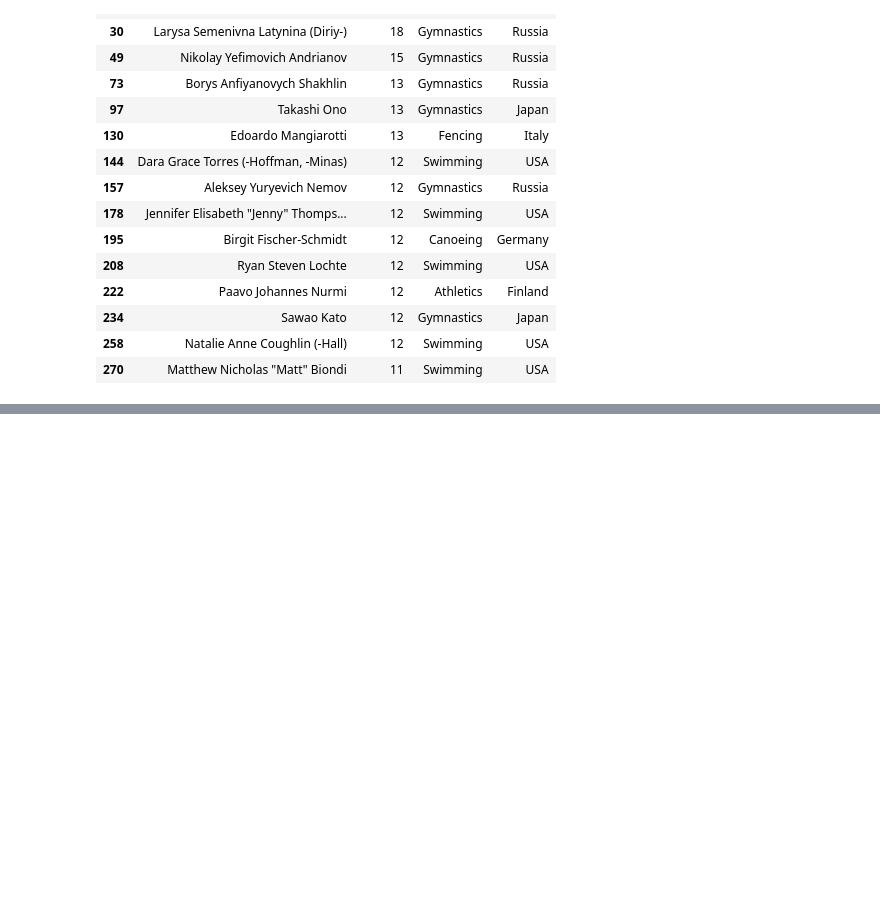
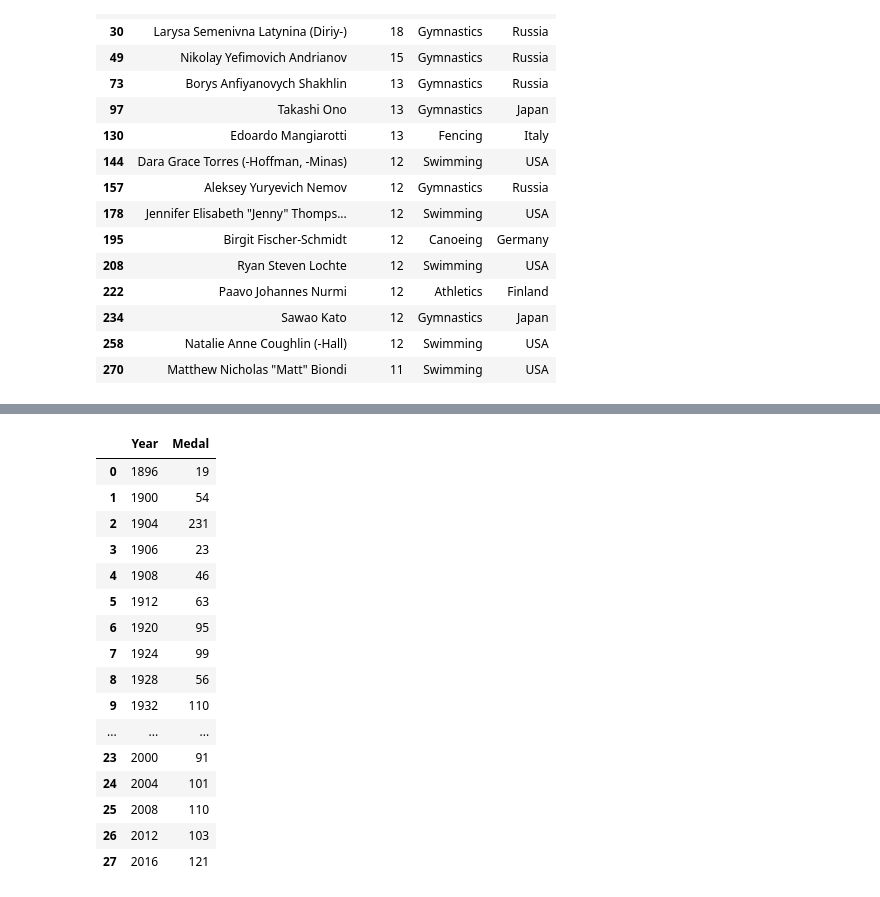
Before and after one commit to katyalmohit/olympic-analysis, a Jupyter notebook: main/analysis.ipynb, the cells around one changed output, grey strips where cells are left out. Drawn from its saved outputs; the diff is of its cells as text; code cells hidden in the pictures; blank space fills up the shorter version.

Commit message:
Perform country-wise analysis

```diff
--- a/main/analysis.ipynb
+++ b/main/analysis.ipynb
@@ -801,0 +835,2 @@ most_successful(df, "Overall")
+# %%
+temp_df = df.dropna(subset=['Medal'])
@@ -801,0 +843,21 @@ most_successful(df, "Overall")
+# %%
+new_df = temp_df[temp_df['region'] == 'USA']
+new_df.groupby('Year').count()['Medal'].reset_index()
+# %% [output]
+|  | Year | Medal |
+| 0 | 1896 | 19 |
+| 1 | 1900 | 54 |
+| 2 | 1904 | 231 |
+| 3 | 1906 | 23 |
+| 4 | 1908 | 46 |
+| 5 | 1912 | 63 |
+| 6 | 1920 | 95 |
+| 7 | 1924 | 99 |
+| 8 | 1928 | 56 |
+| 9 | 1932 | 110 |
+| ... | ... | ... |
+| 23 | 2000 | 91 |
+| 24 | 2004 | 101 |
+| 25 | 2008 | 110 |
+| 26 | 2012 | 103 |
+| 27 | 2016 | 121 |
```
Also changed, not shown: parts of 6 cells of this notebook.
